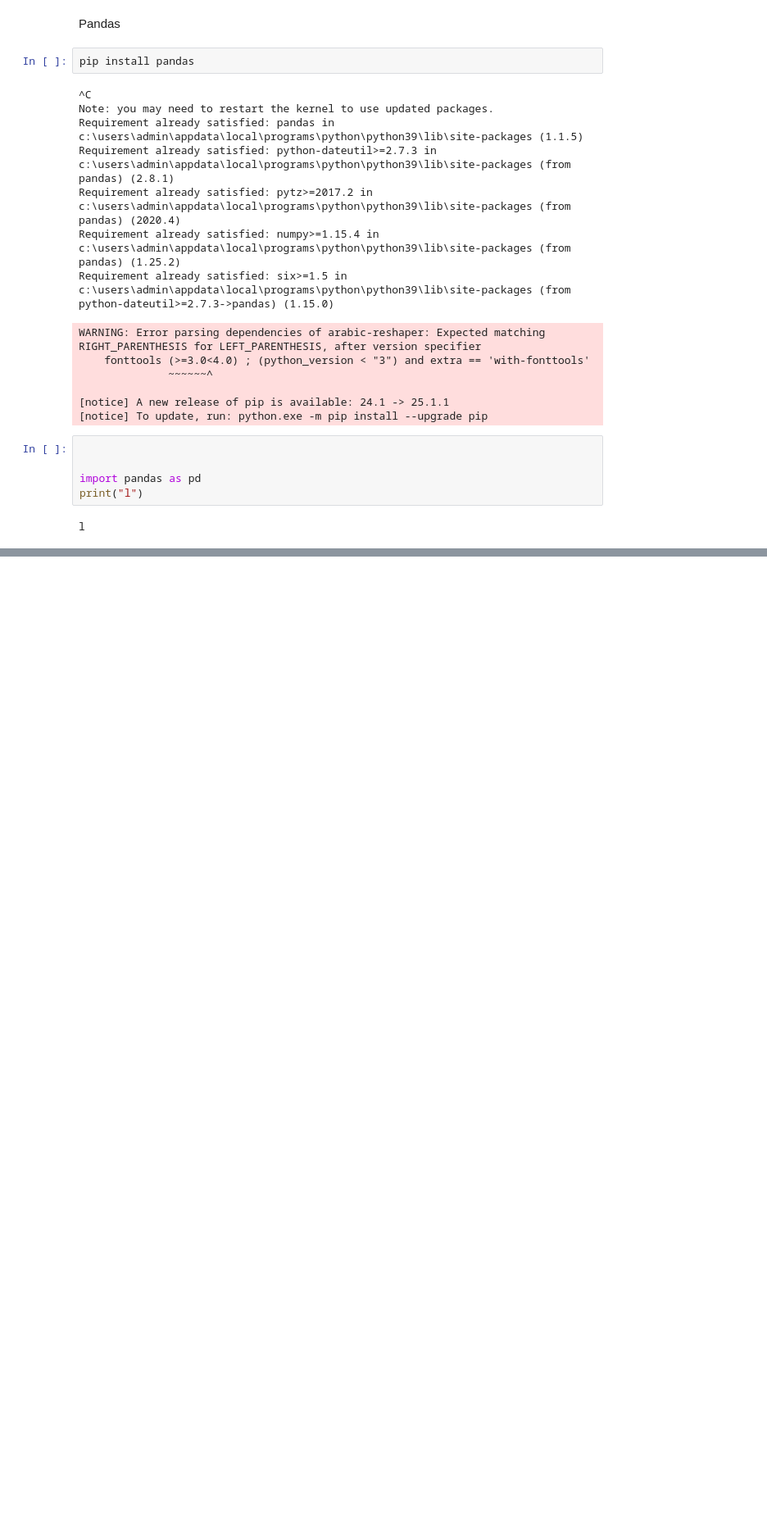
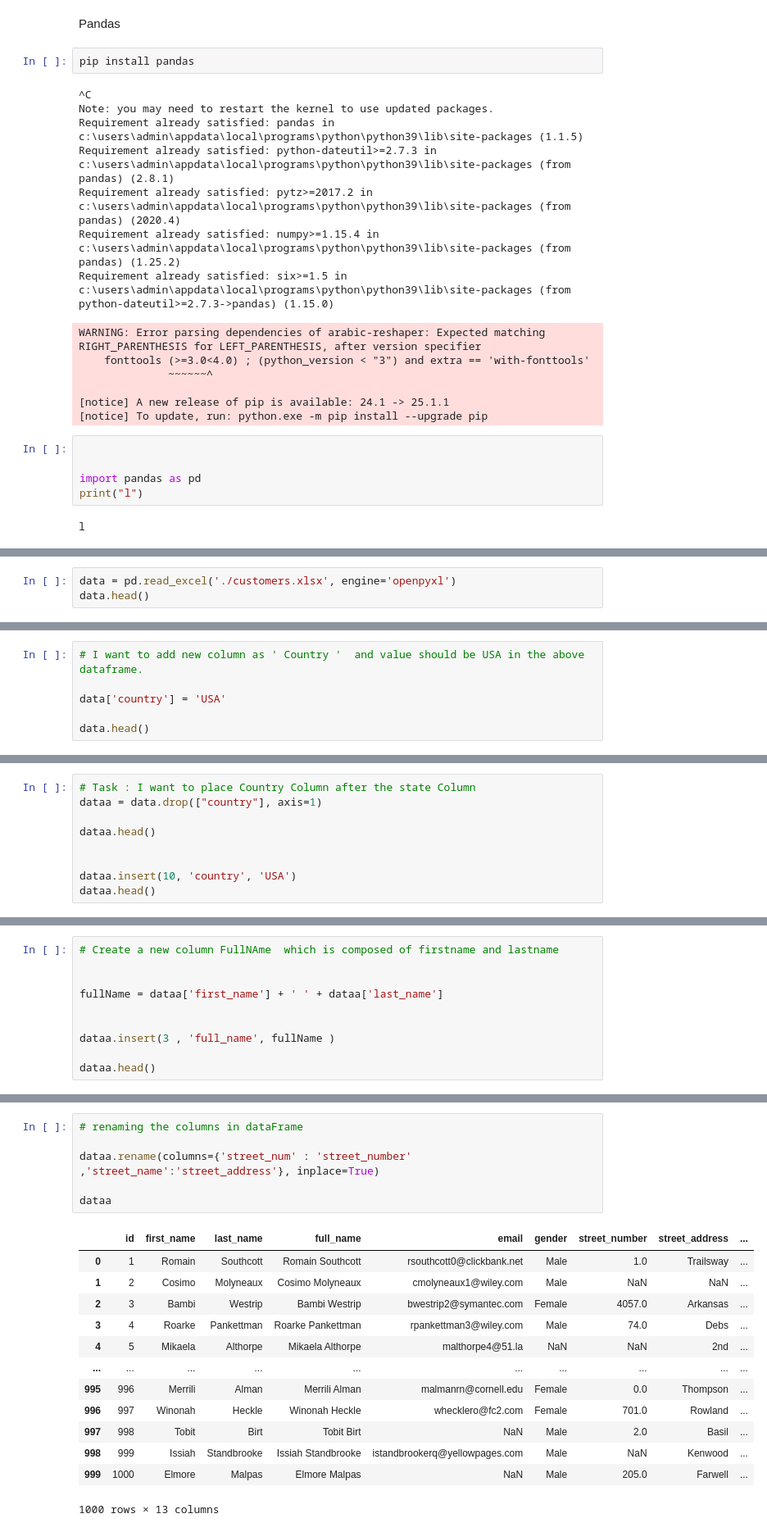
Before and after one commit to rohit465/DataScience, a Jupyter notebook: Python/8. Pandas.ipynb, the cells around one changed output, grey strips where cells are left out. Shown at 82% size. Drawn from its saved outputs; the diff is of its cells as text; blank space fills up the shorter version.

```diff
--- a/Python/8. Pandas.ipynb
+++ b/Python/8. Pandas.ipynb
@@ -41,0 +217,3 @@ pd.read_csv('./dataset.csv')
+# %%
+data = pd.read_excel('./customers.xlsx', engine='openpyxl')
+data.head()
@@ -41,0 +249,6 @@ pd.read_csv('./dataset.csv')
+# %%
+# I want to add new column as ' Country '  and value should be USA in the above dataframe.
+
+data['country'] = 'USA'
+
+data.head()
@@ -41,0 +262,9 @@ pd.read_csv('./dataset.csv')
+# %%
+# Task : I want to place Country Column after the state Column
+dataa = data.drop(["country"], axis=1)
+
+dataa.head()
+
+
+dataa.insert(10, 'country', 'USA')
+dataa.head()
@@ -41,0 +278,10 @@ pd.read_csv('./dataset.csv')
+# %%
+# Create a new column FullNAme  which is composed of firstname and lastname
+
+
+fullName = dataa['first_name'] + ' ' + dataa['last_name']
+
+
+dataa.insert(3 , 'full_name', fullName )
+
+dataa.head()
@@ -41,0 +355,20 @@ pd.read_csv('./dataset.csv')
+# %%
+# renaming the columns in dataFrame
+
+dataa.rename(columns={'street_num' : 'street_number' ,'street_name':'street_address'}, inplace=True)
+
+dataa
+# %% [output]
+|  | id | first_name | last_name | full_name | email | gender | street_number | street_address | ... |
+| 0 | 1 | Romain | Southcott | Romain Southcott | rsouthcott0@clickbank.net | Male | 1.0 | Trailsway | ... |
+| 1 | 2 | Cosimo | Molyneaux | Cosimo Molyneaux | cmolyneaux1@wiley.com | Male | NaN | NaN | ... |
+| 2 | 3 | Bambi | Westrip | Bambi Westrip | bwestrip2@symantec.com | Female | 4057.0 | Arkansas | ... |
+| 3 | 4 | Roarke | Pankettman | Roarke Pankettman | rpankettman3@wiley.com | Male | 74.0 | Debs | ... |
+| 4 | 5 | Mikaela | Althorpe | Mikaela Althorpe | malthorpe4@51.la | NaN | NaN | 2nd | ... |
+| ... | ... | ... | ... | ... | ... | ... | ... | ... | ... |
+| 995 | 996 | Merrili | Alman | Merrili Alman | malmanrn@cornell.edu | Female | 0.0 | Thompson | ... |
+| 996 | 997 | Winonah | Heckle | Winonah Heckle | whecklero@fc2.com | Female | 701.0 | Rowland | ... |
+| 997 | 998 | Tobit | Birt | Tobit Birt | NaN | Male | 2.0 | Basil | ... |
+| 998 | 999 | Issiah | Standbrooke | Issiah Standbrooke | istandbrookerq@yellowpages.com | Male | NaN | Kenwood | ... |
+| 999 | 1000 | Elmore | Malpas | Elmore Malpas | NaN | Male | 205.0 | Farwell | ... |
+1000 rows × 13 columns
```
Also changed, not shown: parts of 59 cells of this notebook, 4 other files.
